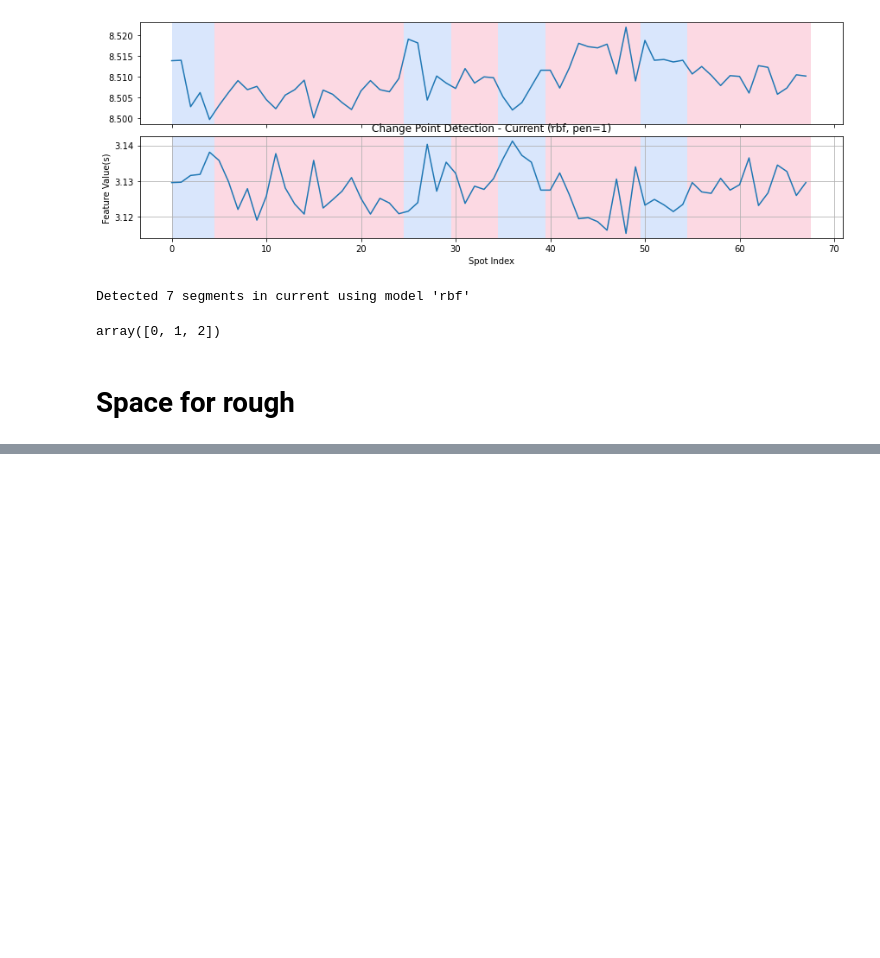
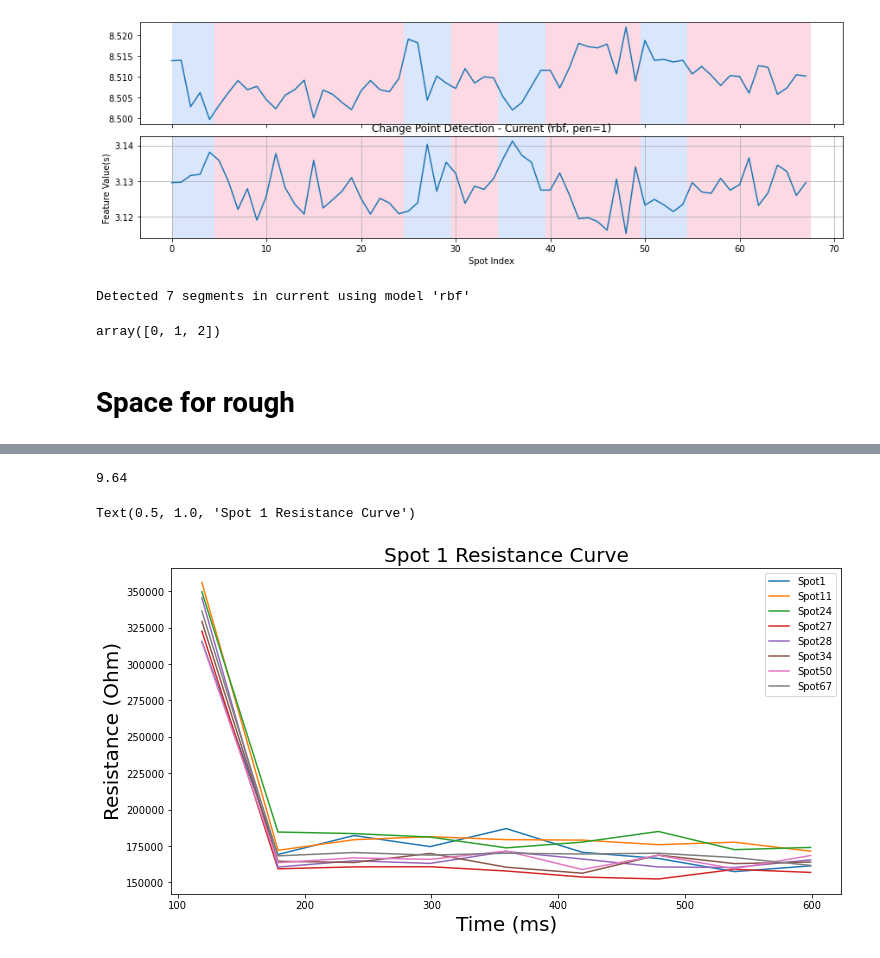
Before and after one commit to Protagonist-8/SpotProject, a Jupyter notebook: spot_eda.ipynb, the cells around one changed output, grey strips where cells are left out. Cells and saved outputs as stored; diff of their text form; code cells hidden in the pictures; blank space fills up the shorter version.

```diff
--- a/spot_eda.ipynb
+++ b/spot_eda.ipynb
@@ -374,0 +401,23 @@ torch.Size([1, 1, 68])
+# %%
+df1["Current (kA)"].iloc[49]
+# %% [output]
+9.64
+# %%
+plt.figure(figsize=(12,6))
+
+
+plt.plot(df1["Time"],df1["Resistance (Ohm)"],label='Spot1')
+plt.plot(df11["Time"],df11["Resistance (Ohm)"],label='Spot11')
+plt.plot(df24["Time"],df24["Resistance (Ohm)"],label='Spot24')
+plt.plot(df27["Time"],df27["Resistance (Ohm)"],label='Spot27')
+plt.plot(df28["Time"],df28["Resistance (Ohm)"],label='Spot28')
+plt.plot(df34["Time"],df34["Resistance (Ohm)"],label='Spot34')
+plt.plot(df50["Time"],df50["Resistance (Ohm)"],label='Spot50')
+plt.plot(df67["Time"],df67["Resistance (Ohm)"],label='Spot67')
+plt.legend()
+plt.xlabel("Time (ms)",fontsize=20)
+plt.ylabel("Resistance (Ohm)",fontsize=20)
+plt.title("Spot 1 Resistance Curve",fontsize=20)
+# %% [output]
+Text(0.5, 1.0, 'Spot 1 Resistance Curve')
+[figure, added]
```
Also changed, not shown: parts of 10 cells of this notebook.
